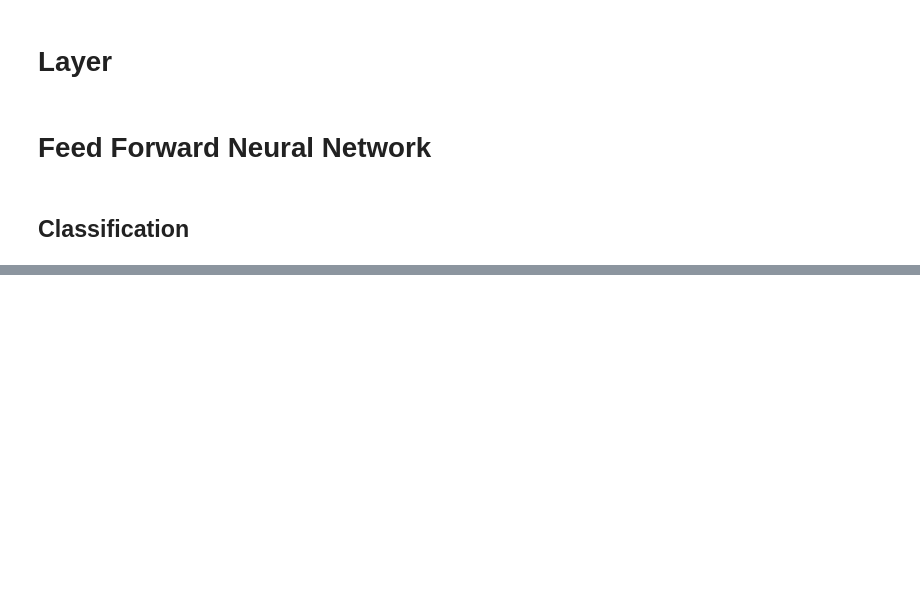
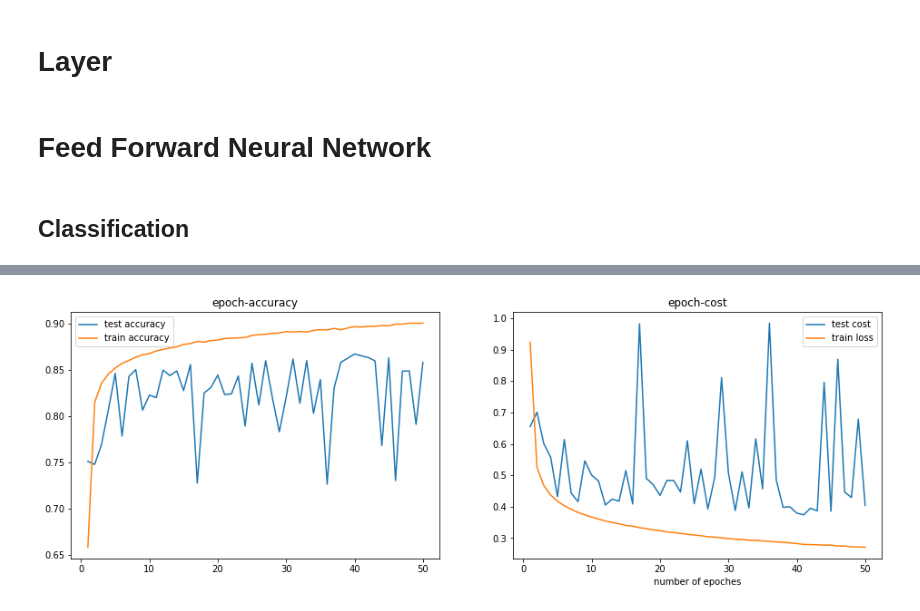
Before and after one commit to codamin/COVID19-Detection-From-XRay-Images, a Jupyter notebook: AI_CA5_TODO.ipynb, the cells around one changed output, grey strips where cells are left out. Saved outputs shown, nothing was run; the diff lists cells and outputs as text; code cells hidden in the pictures; blank space fills up the shorter version.

```diff
--- a/AI_CA5_TODO.ipynb
+++ b/AI_CA5_TODO.ipynb
@@ -822,0 +825,4 @@ Epoch 3:
+# %%
+num_epoches = 50
+_, log = FitModel(lr=0.07, batch_size=70, activation=Relu(), init_method='he',
+                  weight_method='uniform', num_epoches=num_epoches);
@@ -822,0 +847,24 @@ Epoch 3:
+# %%
+epoches = np.arange(1, num_epoches+1)
+test_accs = log['test_accuracy']
+test_costs = log['test_loss']
+
+train_accs = log['train_accuracy']
+train_costs = log['train_loss']
+
+fig, ax = plt.subplots(1,2, figsize=(16,5))
+ax1, ax2 = ax
+
+ax1.plot(epoches, test_accs, label='test accuracy')
+ax1.plot(epoches, train_accs, label='train accuracy')
+ax1.set_title('epoch-accuracy')
+ax2.set_xlabel('number of epoches')
+ax1.legend();
+
+ax2.plot(epoches, test_costs, label='test cost')
+ax2.plot(epoches, train_costs, label='train loss')
+ax2.set_title('epoch-cost')
+ax2.set_xlabel('number of epoches')
+ax2.legend();
+# %% [output]
+[figure, added]
```
Also changed, not shown: parts of 59 cells of this notebook.
